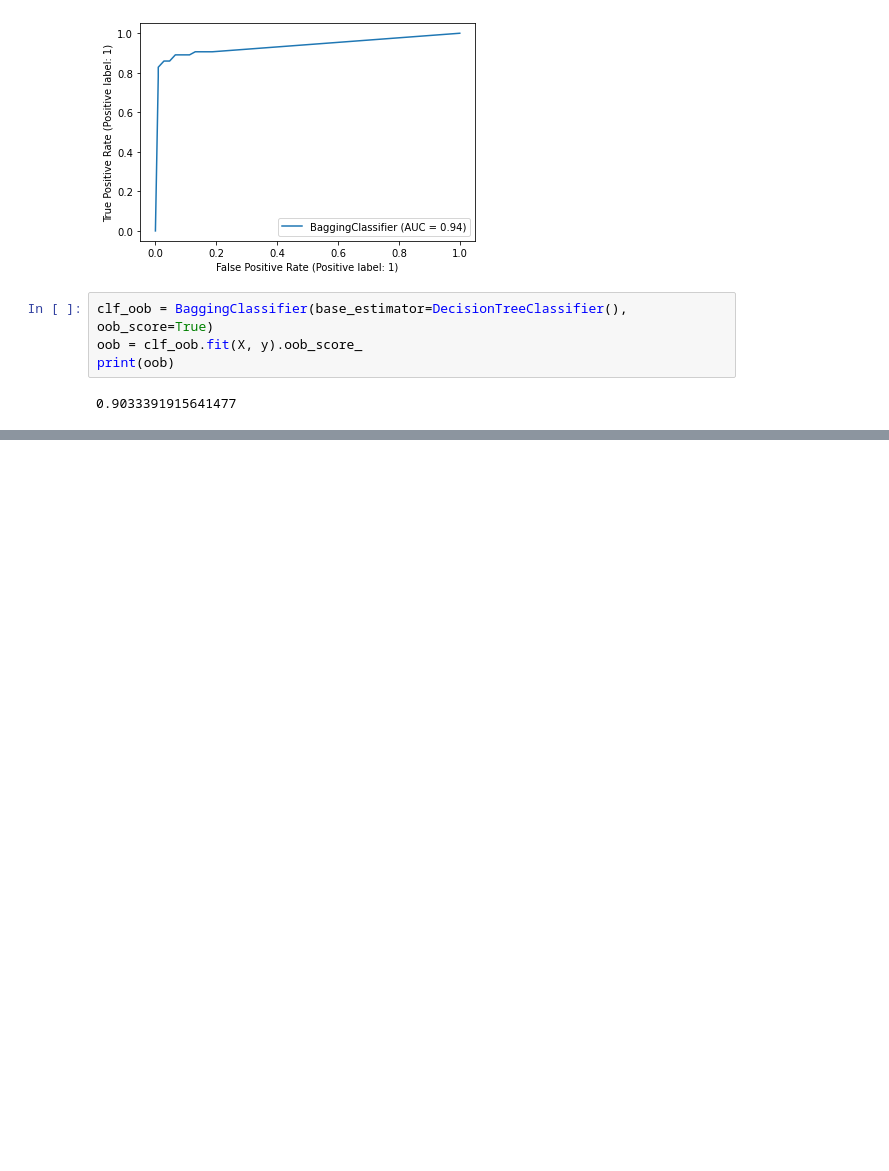
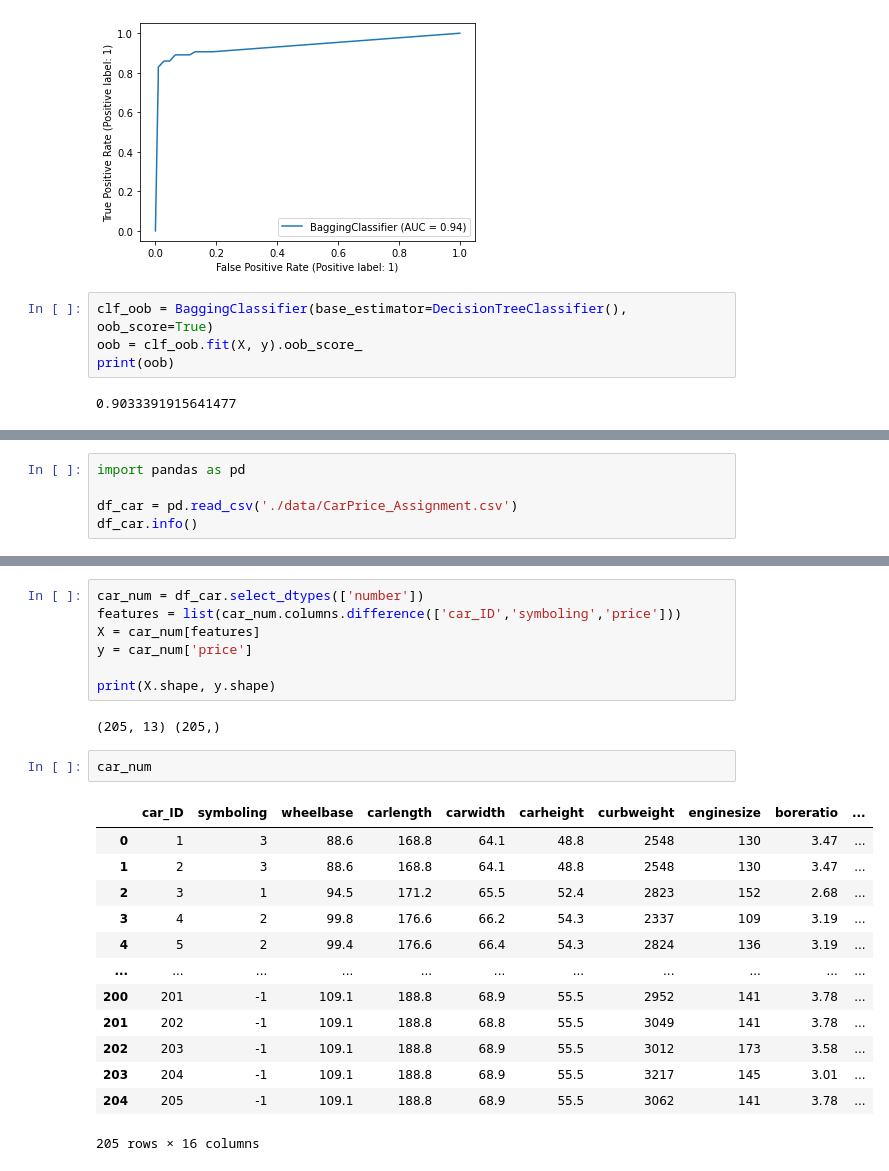
Before and after one commit to djimme/Python_selftraining, a Jupyter notebook: BigData06-08.ipynb, the cells around one changed output, grey strips where cells are left out. Cells and saved outputs as stored; diff of their text form; blank space fills up the shorter version.

```diff
--- a/BigData06-08.ipynb
+++ b/BigData06-08.ipynb
@@ -83,0 +86,5 @@ print(oob)
+# %%
+import pandas as pd
+
+df_car = pd.read_csv('./data/CarPrice_Assignment.csv')
+df_car.info()
@@ -83,0 +119,25 @@ print(oob)
+# %%
+car_num = df_car.select_dtypes(['number'])
+features = list(car_num.columns.difference(['car_ID','symboling','price']))
+X = car_num[features]
+y = car_num['price']
+
+print(X.shape, y.shape)
+# %% [output]
+(205, 13) (205,)
+# %%
+car_num
+# %% [output]
+|  | car_ID | symboling | wheelbase | carlength | carwidth | carheight | curbweight | enginesize | boreratio | ... |
+| 0 | 1 | 3 | 88.6 | 168.8 | 64.1 | 48.8 | 2548 | 130 | 3.47 | ... |
+| 1 | 2 | 3 | 88.6 | 168.8 | 64.1 | 48.8 | 2548 | 130 | 3.47 | ... |
+| 2 | 3 | 1 | 94.5 | 171.2 | 65.5 | 52.4 | 2823 | 152 | 2.68 | ... |
+| 3 | 4 | 2 | 99.8 | 176.6 | 66.2 | 54.3 | 2337 | 109 | 3.19 | ... |
+| 4 | 5 | 2 | 99.4 | 176.6 | 66.4 | 54.3 | 2824 | 136 | 3.19 | ... |
+| ... | ... | ... | ... | ... | ... | ... | ... | ... | ... | ... |
+| 200 | 201 | -1 | 109.1 | 188.8 | 68.9 | 55.5 | 2952 | 141 | 3.78 | ... |
+| 201 | 202 | -1 | 109.1 | 188.8 | 68.8 | 55.5 | 3049 | 141 | 3.78 | ... |
+| 202 | 203 | -1 | 109.1 | 188.8 | 68.9 | 55.5 | 3012 | 173 | 3.58 | ... |
+| 203 | 204 | -1 | 109.1 | 188.8 | 68.9 | 55.5 | 3217 | 145 | 3.01 | ... |
+| 204 | 205 | -1 | 109.1 | 188.8 | 68.9 | 55.5 | 3062 | 141 | 3.78 | ... |
+205 rows × 16 columns
```
Also changed, not shown: parts of 4 cells of this notebook, 1 other file.
